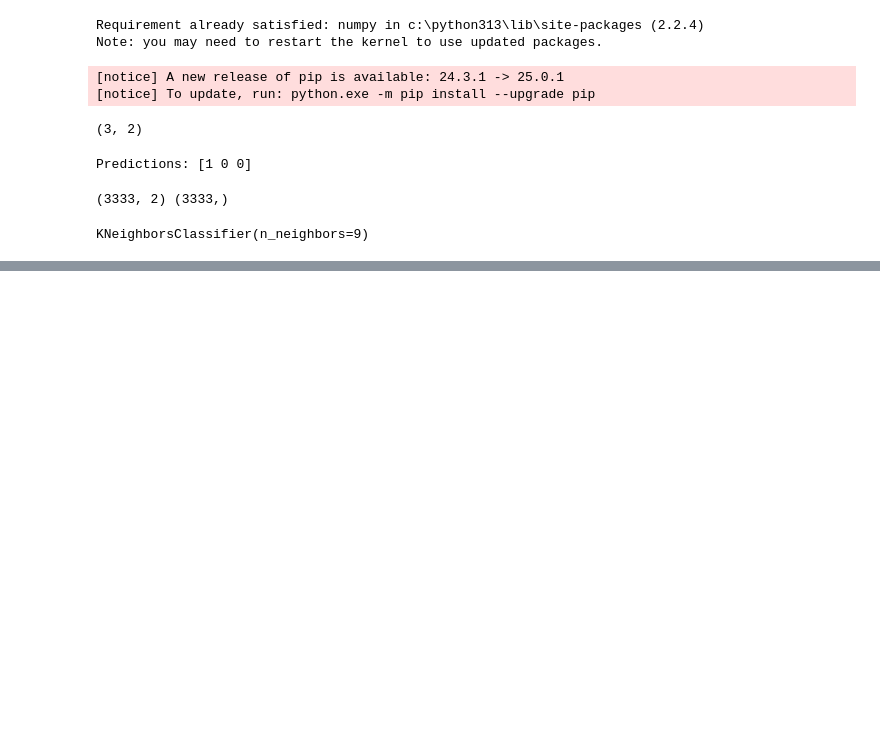
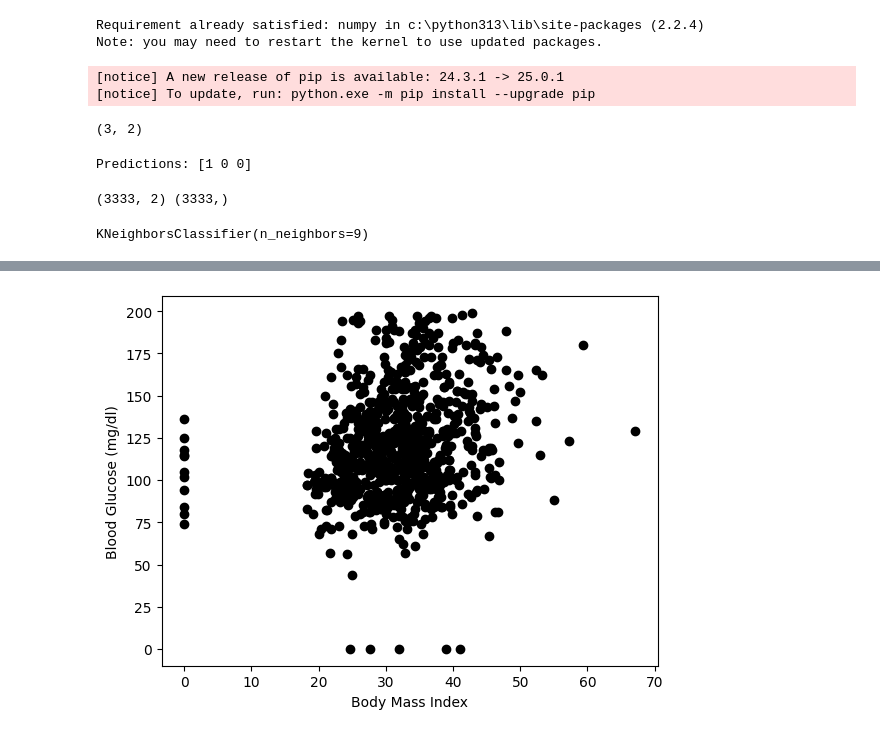
Before and after one commit to ericknevees1/ML, a Jupyter notebook: aula-knn.ipynb, the cells around one changed output, grey strips where cells are left out. Saved outputs shown, nothing was run; the diff lists cells and outputs as text; code cells hidden in the pictures; blank space fills up the shorter version.

```diff
--- a/aula-knn.ipynb
+++ b/aula-knn.ipynb
@@ -108,0 +121,4 @@ X_new = np.array([[30.0, 17.5],
+# %%
+import pandas as pd
+diabetes_df = pd.read_csv("diabetes_clean.csv")
+print(diabetes_df.head())
@@ -108,0 +139,4 @@ X_new = np.array([[30.0, 17.5],
+# %%
+X = diabetes_df.drop("glucose", axis=1).values
+y = diabetes_df["glucose"].values
+print(type(X), type(y))
@@ -108,0 +145,3 @@ X_new = np.array([[30.0, 17.5],
+# %%
+X_bmi = X[:, 4]
+print(y.shape, X_bmi.shape)
@@ -108,0 +150,4 @@ X_new = np.array([[30.0, 17.5],
+# %%
+# -1 é equivalente a última linha, e 1 afirma que temos apenas uma única coluna.
+X_bmi = X_bmi.reshape(-1, 1)  # cria uma matriz 2D de uma única coluna.
+print(y.shape, X_bmi.shape)
@@ -108,0 +182,10 @@ X_new = np.array([[30.0, 17.5],
+# %%
+import matplotlib.pyplot as plt
+
+plt.scatter(X_bmi, y,color="black")
+plt.ylabel("Blood Glucose (mg/dl)")
+plt.xlabel("Body Mass Index")
+
+plt.show()
+# %% [output]
+[figure, added]
```
Also changed, not shown: parts of 8 cells of this notebook, 1 other file.
